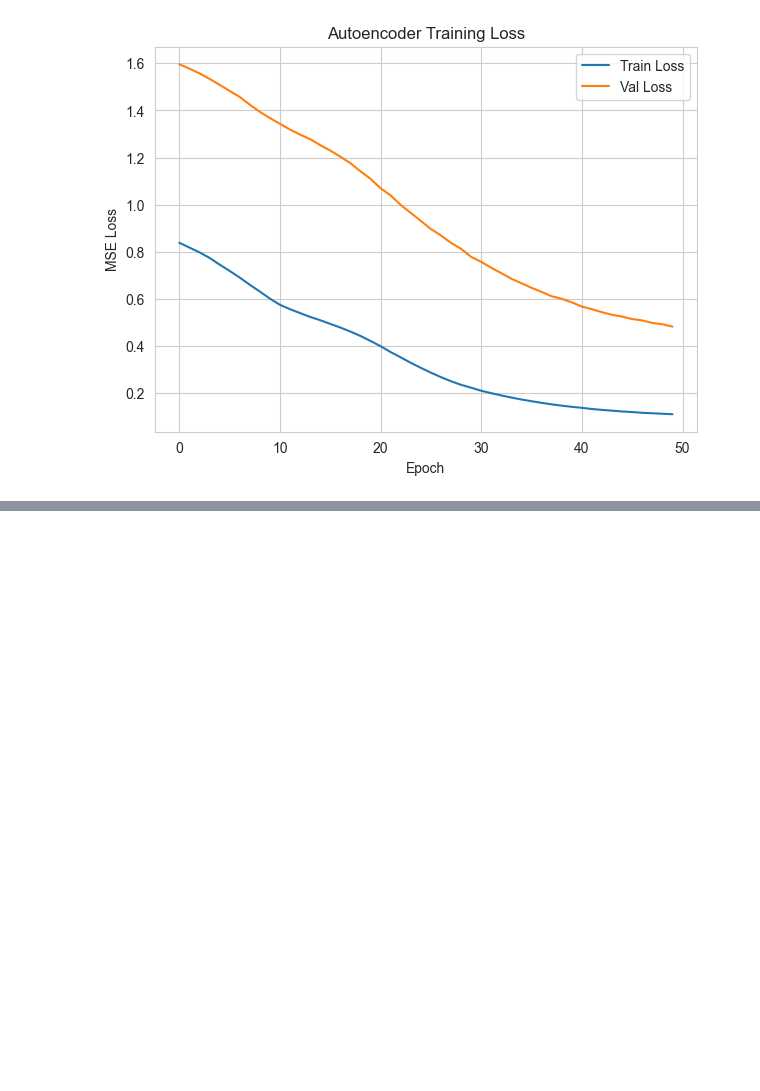
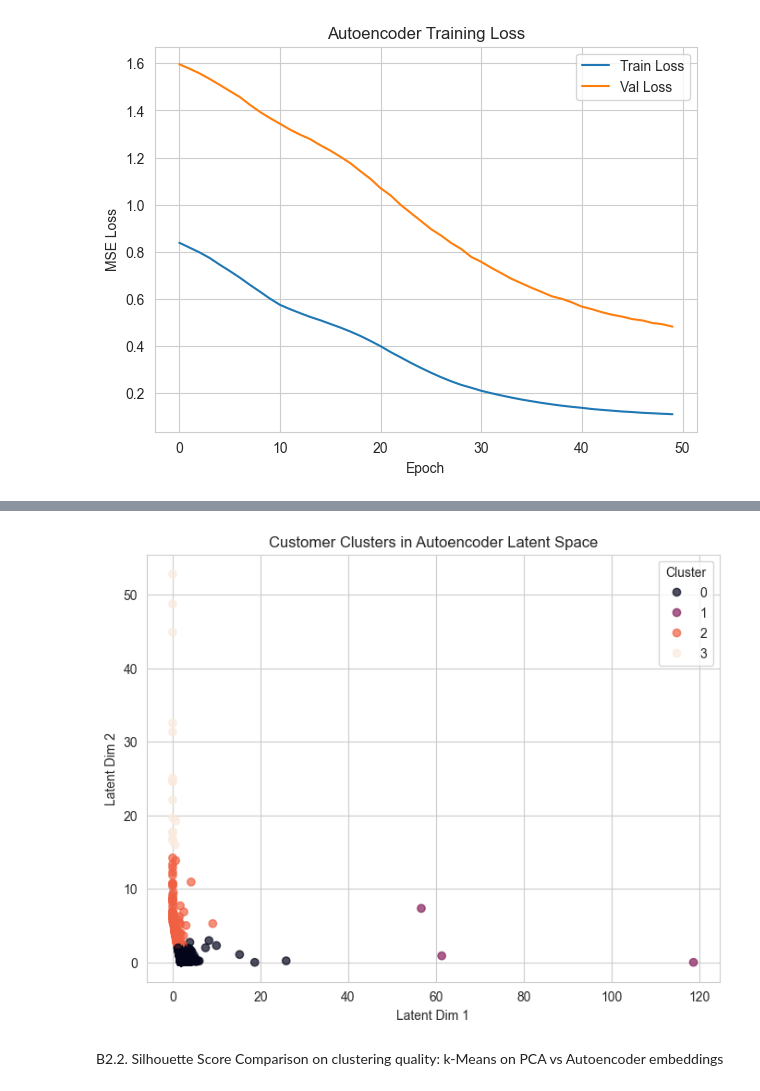
Before and after one commit to Ainedembe-Denis/UCI-Online-Retail-II-Customer-Purchasing-Behavior-Analysis, a Jupyter notebook: Retail-Customer-Analysis.ipynb, the cells around one changed output, grey strips where cells are left out. Cells and saved outputs as stored; diff of their text form; code cells hidden in the pictures; blank space fills up the shorter version.

Commit message:
customer embedding & comparison

```diff
--- a/Retail-Customer-Analysis.ipynb
+++ b/Retail-Customer-Analysis.ipynb
@@ -391,0 +395,24 @@ Epoch 50/50
+# %%
+# Extract encoder part
+encoder = models.Model(inputs=autoencoder.input,
+                outputs=autoencoder.get_layer("bottleneck").output)
+
+embeddings = encoder.predict(X_scaled)
+
+# k-Means on latent space
+kmeans_ae = KMeans(n_clusters=k, random_state=42, n_init=10)
+customer_df["ae_cluster"] = kmeans_ae.fit_predict(embeddings)
+
+sil_ae = silhouette_score(embeddings, customer_df["ae_cluster"])
+print(f"Autoencoder Embedding k-Means Silhouette Score: {sil_ae:.4f}")
+
+# Embedding plots and compareing cluster quality with PCA clusters.
+plt.figure(figsize=(8, 6))
+scatter_ae = plt.scatter(embeddings[:, 0], embeddings[:, 1],
+                         c=customer_df["ae_cluster"], alpha=0.7)
+plt.xlabel("Latent Dim 1")
+plt.ylabel("Latent Dim 2")
+plt.title("Customer Clusters in Autoencoder Latent Space")
+plt.legend(*scatter_ae.legend_elements(), title="Cluster")
+plt.show()
+# %% [output]
@@ -391,0 +421,3 @@ Epoch 50/50
+[figure, added]
+# %% [markdown]
+B2.2. Silhouette Score Comparison on clustering quality: k-Means on PCA vs Autoencoder embeddings
```
Also changed, not shown: parts of 3 cells of this notebook.
